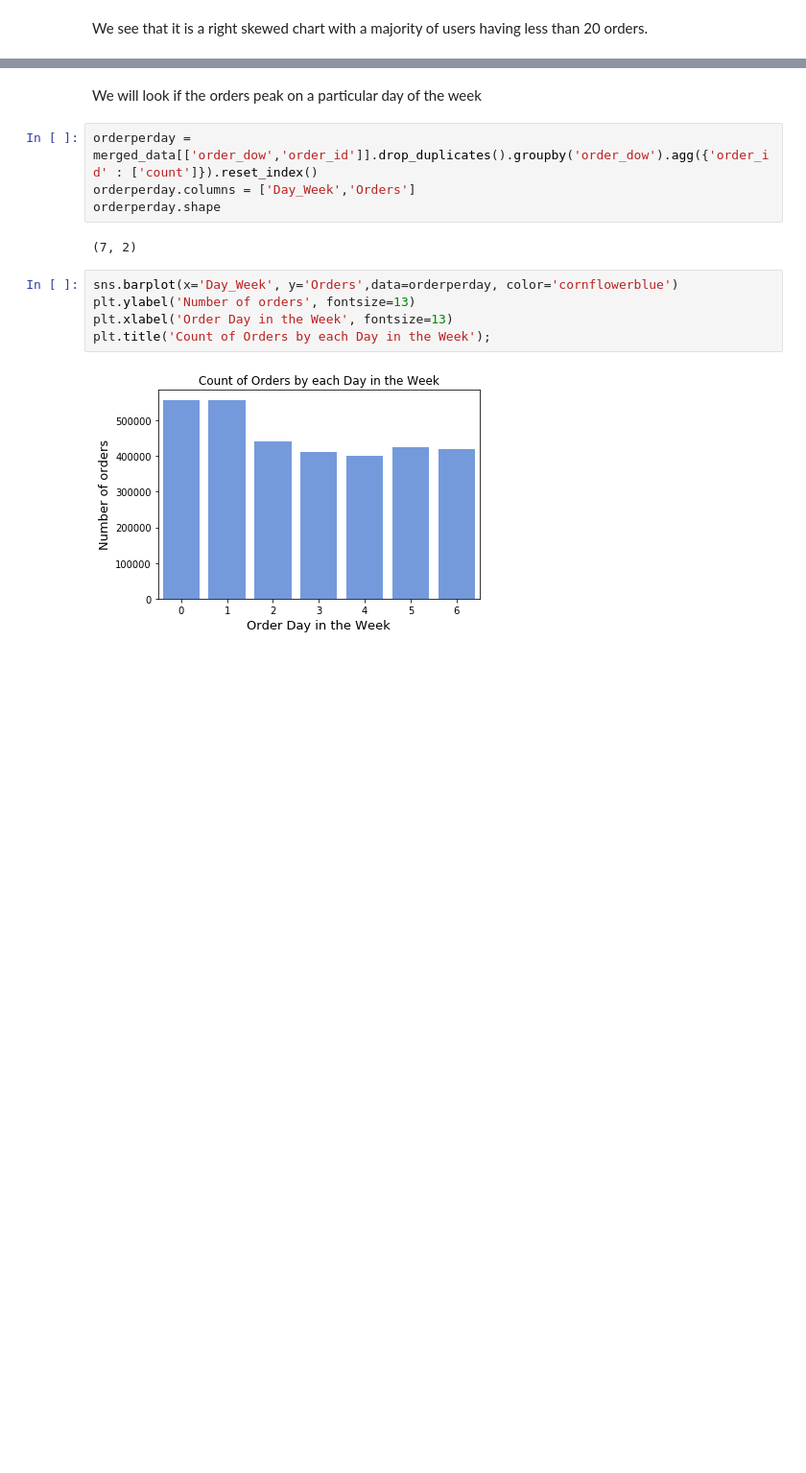
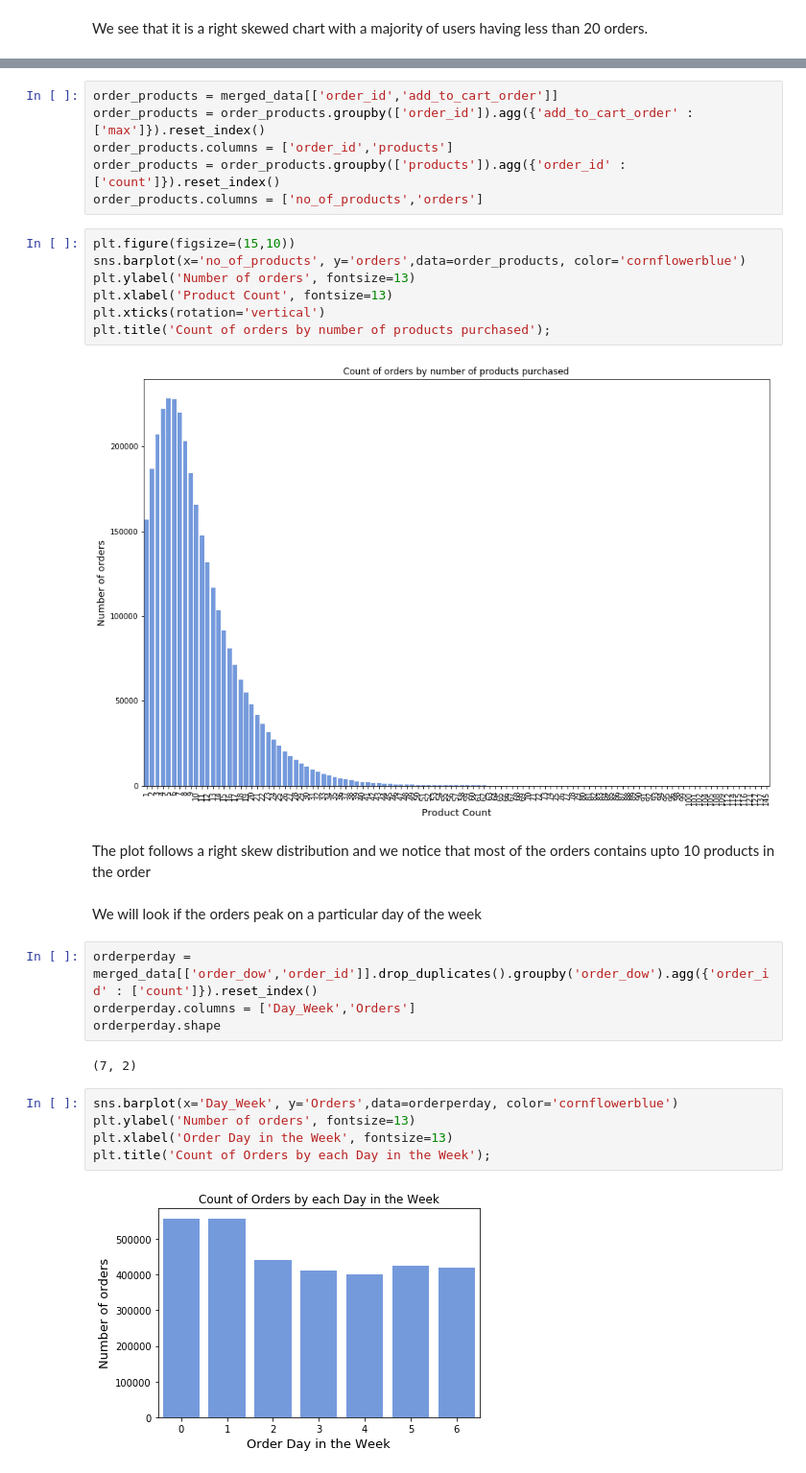
Before and after one commit to yashwanthky/Instacart_Market_Basket_Analysis, a Jupyter notebook: Data_Loading_Exploration.ipynb, the cells around one changed output, grey strips where cells are left out. Shown at 96% size. Drawn from its saved outputs; the diff is of its cells as text; blank space fills up the shorter version.

```diff
--- a/Data_Loading_Exploration.ipynb
+++ b/Data_Loading_Exploration.ipynb
@@ -234,3 +237,20 @@ We see that it is a right skewed chart with a majority of users having less than
+# %%
+order_products = merged_data[['order_id','add_to_cart_order']]
+order_products = order_products.groupby(['order_id']).agg({'add_to_cart_order' : ['max']}).reset_index()
+order_products.columns = ['order_id','products']
+order_products = order_products.groupby(['products']).agg({'order_id' : ['count']}).reset_index()
+order_products.columns = ['no_of_products','orders']
+# %%
+plt.figure(figsize=(15,10))
+sns.barplot(x='no_of_products', y='orders',data=order_products, color='cornflowerblue')
+plt.ylabel('Number of orders', fontsize=13)
+plt.xlabel('Product Count', fontsize=13)
+plt.xticks(rotation='vertical')
+plt.title('Count of orders by number of products purchased');
+# %% [output]
+[figure, added]
+# %% [markdown]
+The plot follows a right skew distribution and we notice that most of the orders contains upto 10 products in the order
 # %% [markdown]
 We will look if the orders peak on a particular day of the week
 # %%
```
Also changed, not shown: parts of 19 cells of this notebook.
